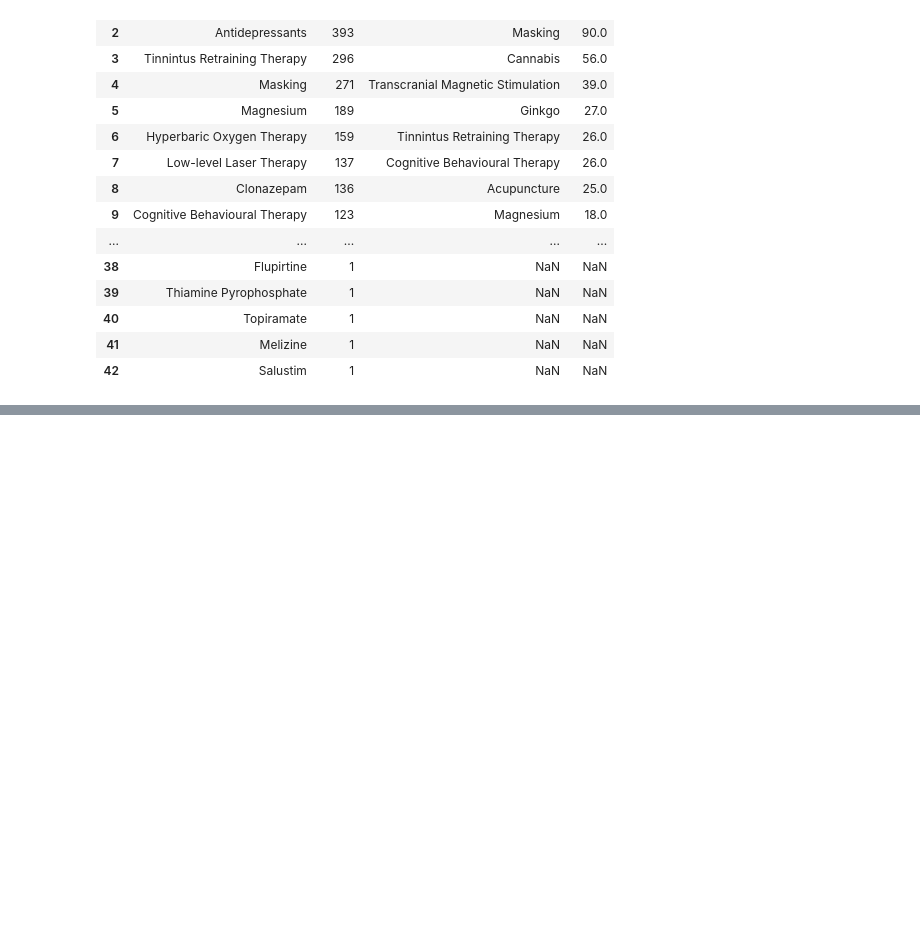
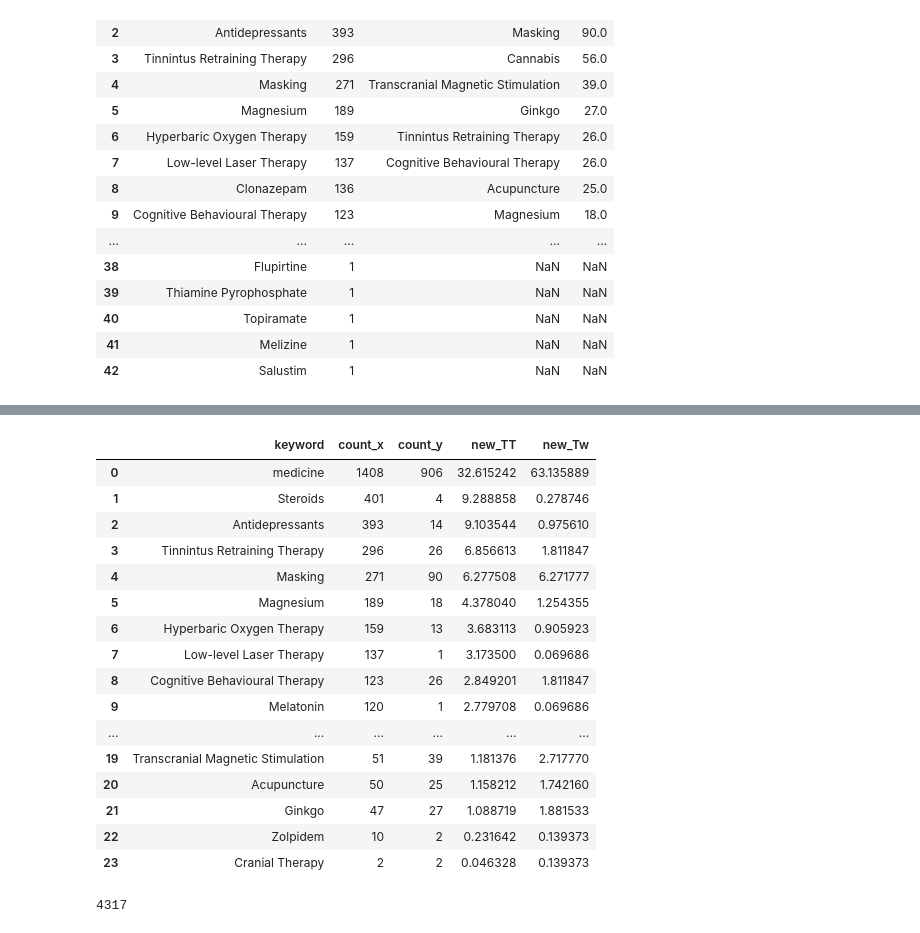
Before and after one commit to sourabhDandage/Talk3_extension, a Jupyter notebook: Explore - Twitter.ipynb, the cells around one changed output, grey strips where cells are left out. Saved outputs shown, nothing was run; the diff lists cells and outputs as text; code cells hidden in the pictures; blank space fills up the shorter version.

Commit message:
p stats

```diff
--- a/Explore - Twitter.ipynb
+++ b/Explore - Twitter.ipynb
@@ -69,7 +69,7 @@ def calculate_embeddings(tokens):
     return numpy.mean(token_embdgs, axis=0)
 # %%
 with open('data/merged_tweets.jsonl', 'r') as fh:
-    df = pandas.read_json(fh.read(), lines=True, convert_dates=True)
+    df = pd.read_json(fh.read(), lines=True, convert_dates=True)
 # %%
 df = df.loc[(df['retweeted_status'].isnull()) & (df['lang'] == "en")]
 # %%
@@ -225,0 +237,5 @@ pd.merge(new_df_TT, new_df_twitter, how='inner', on='keyword')
+# %%
+new_df_common=pd.merge(new_df_TT, new_df_twitter, how='inner', on= 'keyword')
+new_df_common
+TT_count_common = sum(new_df_common['count_x'])
+Twitter_count_common=sum(new_df_common['count_y'])
@@ -225,0 +266,31 @@ pd.merge(new_df_TT, new_df_twitter, how='inner', on='keyword')
+# %%
+#get relative counts with respect to the total mentions in each of the forum
+
+#added  * 100 to  see if any difference in the stats score
+#however no diffrence ( *100 can also be removed)
+new_df_common['new_TT'] = new_df_common['count_x']*100 /  new_df_common['count_x'].sum()
+new_df_common['new_Tw'] = new_df_common['count_y'] *100/  new_df_common['count_y'].sum()
+# %%
+new_df_common
+# %% [output]
+|  | keyword | count_x | count_y | new_TT | new_Tw |
+| 0 | medicine | 1408 | 906 | 32.615242 | 63.135889 |
+| 1 | Steroids | 401 | 4 | 9.288858 | 0.278746 |
+| 2 | Antidepressants | 393 | 14 | 9.103544 | 0.975610 |
+| 3 | Tinnintus Retraining Therapy | 296 | 26 | 6.856613 | 1.811847 |
+| 4 | Masking | 271 | 90 | 6.277508 | 6.271777 |
+| 5 | Magnesium | 189 | 18 | 4.378040 | 1.254355 |
+| 6 | Hyperbaric Oxygen Therapy | 159 | 13 | 3.683113 | 0.905923 |
+| 7 | Low-level Laser Therapy | 137 | 1 | 3.173500 | 0.069686 |
+| 8 | Cognitive Behavioural Therapy | 123 | 26 | 2.849201 | 1.811847 |
+| 9 | Melatonin | 120 | 1 | 2.779708 | 0.069686 |
+| ... | ... | ... | ... | ... | ... |
+| 19 | Transcranial Magnetic Stimulation | 51 | 39 | 1.181376 | 2.717770 |
+| 20 | Acupuncture | 50 | 25 | 1.158212 | 1.742160 |
+| 21 | Ginkgo | 47 | 27 | 1.088719 | 1.881533 |
+| 22 | Zolpidem | 10 | 2 | 0.231642 | 0.139373 |
+| 23 | Cranial Therapy | 2 | 2 | 0.046328 | 0.139373 |
+# %%
+new_df_common['count_x'].sum()
+# %% [output]
+4317
```
Also changed, not shown: parts of 12 cells of this notebook.
